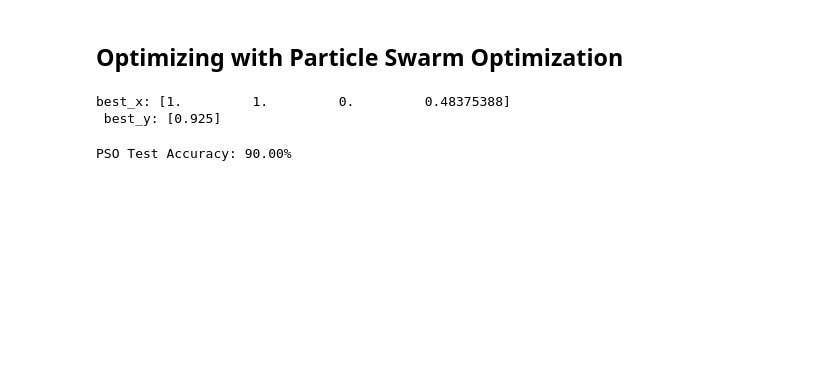
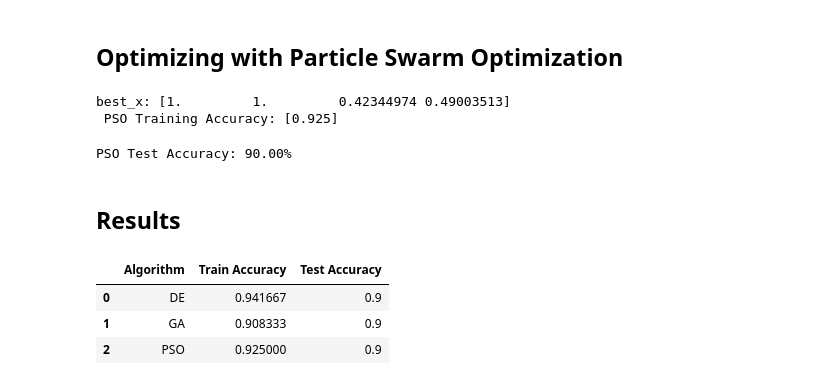
Before and after one commit to victorneves1/NaturalComputing, a Jupyter notebook: exercício2.ipynb, the cells around one changed output. Drawn from its saved outputs; the diff is of its cells as text; code cells hidden in the pictures; blank space fills up the shorter version.

```diff
--- a/exercício2.ipynb
+++ b/exercício2.ipynb
@@ -211,10 +211,10 @@ from sko.PSO import PSO
 pso = PSO(func=fit_train, n_dim=4, pop=50, max_iter=150, lb=[0, 0, 0, 0], ub=[1, 1, 1, 1], w=0.8, c1=0.5, c2=0.5)
 pso.record_mode = True
 pso.run()
-print('best_x:', pso.gbest_x, '\n', 'best_y:', 1-pso.gbest_y)
+print(f'best_x: {pso.gbest_x}\n PSO Training Accuracy: {1-pso.gbest_y}')
 # %% [output]
-best_x: [1.         1.         0.         0.48375388]
- best_y: [0.925]
+best_x: [1.         1.         0.42344974 0.49003513]
+ PSO Training Accuracy: [0.925]
 # %%
 import plotly.express as px
 
@@ -230,3 +230,21 @@ accuracy = 1 - fit([W1, W2, W3, W4], mode='test')
 print(f"PSO Test Accuracy: {accuracy*100:.2f}%")
 # %% [output]
 PSO Test Accuracy: 90.00%
+# %% [markdown]
+##  Results
+# %%
+import pandas as pd
+
+results = {
+    'Algorithm': ['DE', 'GA', 'PSO'],
+    'Train Accuracy': [1-best_y_de[0], 1-best_y_ga[0], 1-pso.gbest_y[0]],
+    'Test Accuracy': [accuracy, accuracy, accuracy]
+}
+
+df = pd.DataFrame(results)
+df
+# %% [output]
+|  | Algorithm | Train Accuracy | Test Accuracy |
+| 0 | DE | 0.941667 | 0.9 |
+| 1 | GA | 0.908333 | 0.9 |
+| 2 | PSO | 0.925000 | 0.9 |
```
Also changed, not shown: parts of 3 cells of this notebook.
